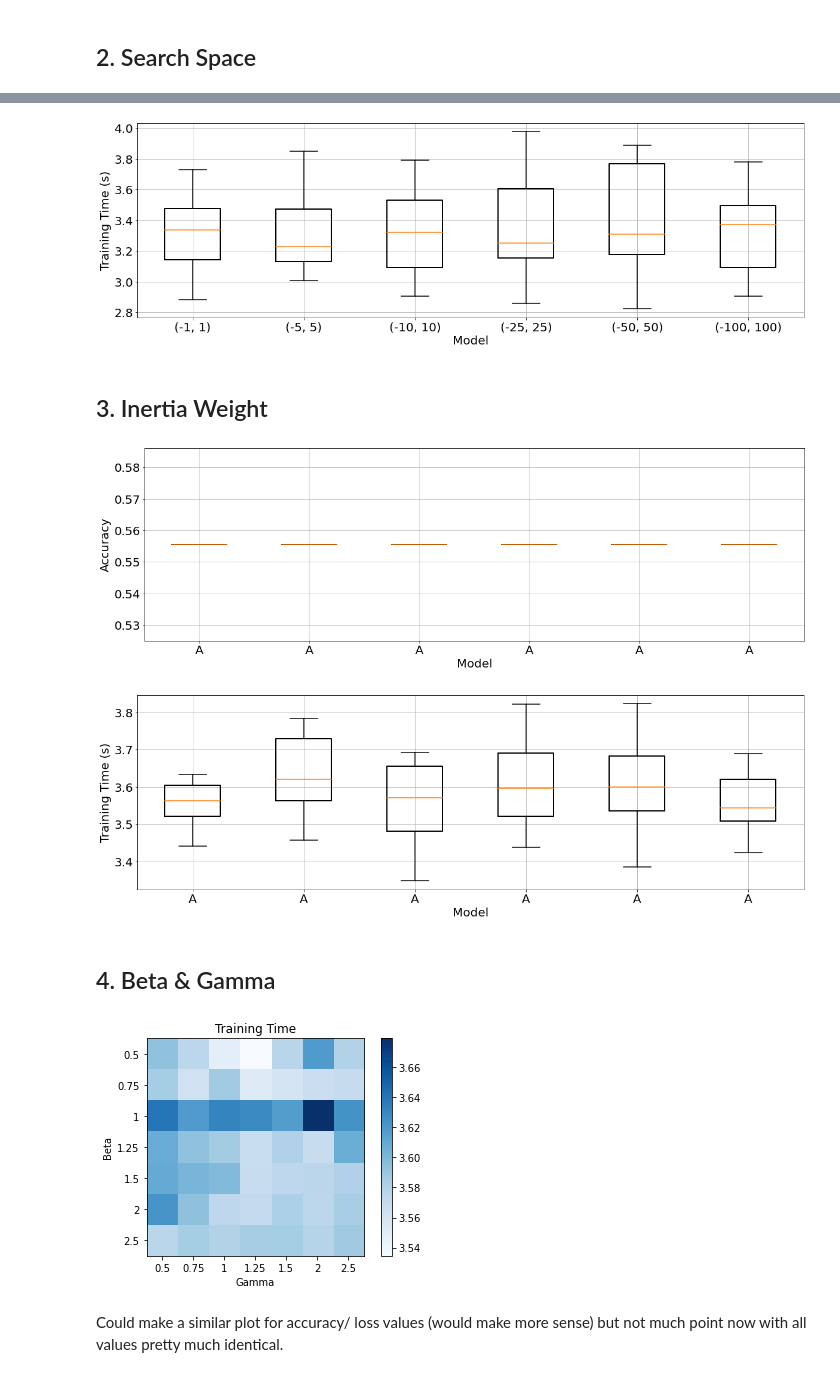
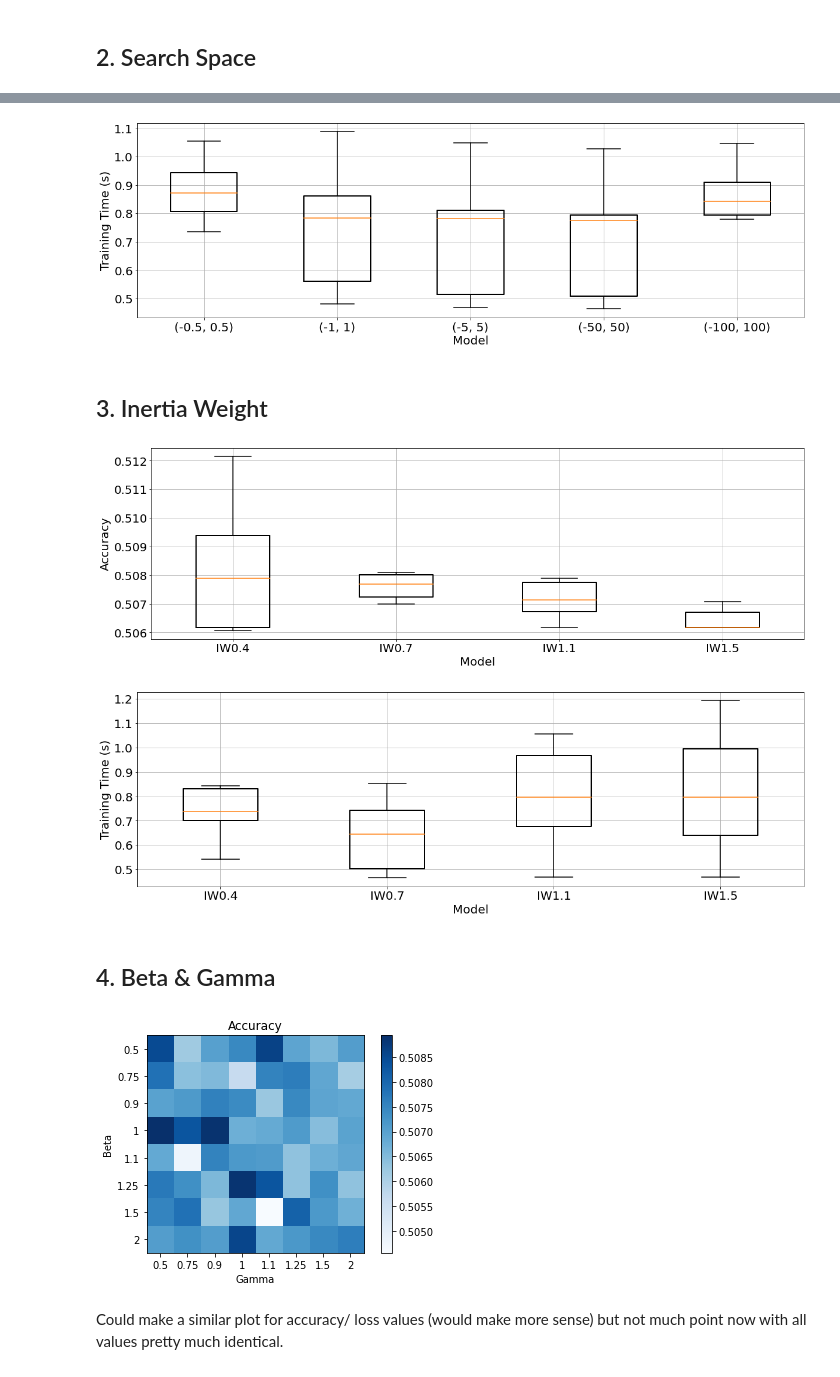
Before and after one commit to kymckay/f21bc-coursework, a Jupyter notebook: pso_research.ipynb, the cells around one changed output, grey strips where cells are left out. Drawn from its saved outputs; the diff is of its cells as text; code cells hidden in the pictures.

```diff
--- a/pso_research.ipynb
+++ b/pso_research.ipynb
@@ -141,12 +141,12 @@ from matplotlib import pyplot as plt
 # initialise a PSO with the paramters provided
 # train an ANN using PSO
 def pso_train_nn(
-    swarm_size = 10,
+    swarm_size = 40,
     search_space = 1,
-    inertia_weight = 1,
-    beta = 1,
-    gamma = 1,
-    epsilon = 1,
+    inertia_weight = 1.1,
+    beta = 0.7,
+    gamma = 1.2,
+    epsilon = 0.1,
     iterations = 100
 ):
 
@@ -166,8 +166,8 @@ def pso_train_nn(
     max_values[-2:] = 3.99999
 
     # setup
-    swarm = pso.swarm(min_values, max_values, swarm_size=swarm_size, fitness_func=fitness)
-    swarm.set_hyperparameters(alpha=inertia_weight,beta=beta, gamma=gamma, epsilon=epsilon)
+    swarm = pso.swarm(min_values, max_values, swarm_size=swarm_size, fitness_func=matts_coeff)
+    swarm.set_hyperparameters(alpha=inertia_weight,beta=beta, gamma=gamma, delta=1, epsilon=epsilon)
     # train
     start_time = time.time()
     found = swarm.search(iterations=iterations)
@@ -181,12 +181,12 @@ def pso_train_nn(
 # %%
 def evaluate_pso_parameters(
     average_over = 10,
-    swarm_size = 10,
+    swarm_size = 40,
     search_space = 1,
-    inertia_weight = 1,
-    beta = 1,
-    gamma = 1,
-    epsilon = 1,
+    inertia_weight = 1.1,
+    beta = 0.7,
+    gamma = 1.2,
+    epsilon = 0.1,
     iterations = 100
 ):
     if (isinstance(swarm_size, Iterable)):
@@ -286,7 +288,7 @@ graph_metrics(ss_acc.T, search_space_labels, ylabel='Accuracy')
 # %%
-graph_metrics(ss_ttime.T, search_space_labels, ylabel='Training Time (s)')
+df_ss_ttime = graph_metrics(ss_ttime.T, labels = search_space_labels, ylabel='Training Time (s)')
 # %% [output]
-[figure, old version]
+[figure, new version]
 # %% [markdown]
 ## 3. Inertia Weight
 # %%
@@ -294,33 +296,33 @@ alphas= [0.2, 0.4, 0.6, 0.8, 1.0, 1.2]
 alpha_acc, alpha_ttime = evaluate_pso_parameters(inertia_weight=alphas)
 # %%
-alphas_labels = ['A'.format(i) for i in alphas]
-graph_metrics(alpha_acc.T, alphas_labels, ylabel='Accuracy')
+alphas_labels = ['IW{}'.format(i) for i in alphas]
+df_alpha_acc = graph_metrics(alpha_acc.T, labels=alphas_labels, ylabel='Accuracy')
 # %% [output]
-[figure, old version]
+[figure, new version]
 # %%
-graph_metrics(alpha_ttime.T, alphas_labels, ylabel='Training Time (s)')
+df_alpha_ttime = graph_metrics(alpha_ttime.T, labels=alphas_labels, ylabel='Training Time (s)')
 # %% [output]
-[figure, old version]
+[figure, new version]
 # %% [markdown]
 ## 4. Beta & Gamma
 # %%
-beta_gamma = [0.5, 0.75, 1, 1.25, 1.5, 2, 2.5]
+beta_gamma = [0.5, 0.75, 0.9, 1, 1.1, 1.25, 1.5, 2]
 bg_acc, bg_ttime = np.zeros((len(beta_gamma), len(beta_gamma))), np.zeros((len(beta_gamma), len(beta_gamma)))
 for i, el in enumerate(beta_gamma):
     el_acc, el_ttime = evaluate_pso_parameters(beta=el, gamma=beta_gamma)
     bg_acc[i] = np.mean(el_acc, axis=1)
     bg_ttime[i] = np.mean(el_ttime, axis=1)
 # %%
-im = plt.imshow(bg_ttime, cmap="Blues")
-plt.title('Training Time')
+im = plt.imshow(bg_acc, cmap="Blues")
+plt.title('Accuracy')
 plt.xticks(range(len(beta_gamma)), beta_gamma)
 plt.yticks(range(len(beta_gamma)), beta_gamma)
 plt.xlabel('Gamma')
 plt.ylabel('Beta')
 plt.colorbar(im)
 plt.show()
 # %% [output]
-[figure, old version]
+[figure, new version]
 # %% [markdown]
 Could make a similar plot for accuracy/ loss values (would make more sense) but not much point now with all values pretty much identical.
 # %% [markdown]
```
Also changed, not shown: parts of 14 cells of this notebook.
